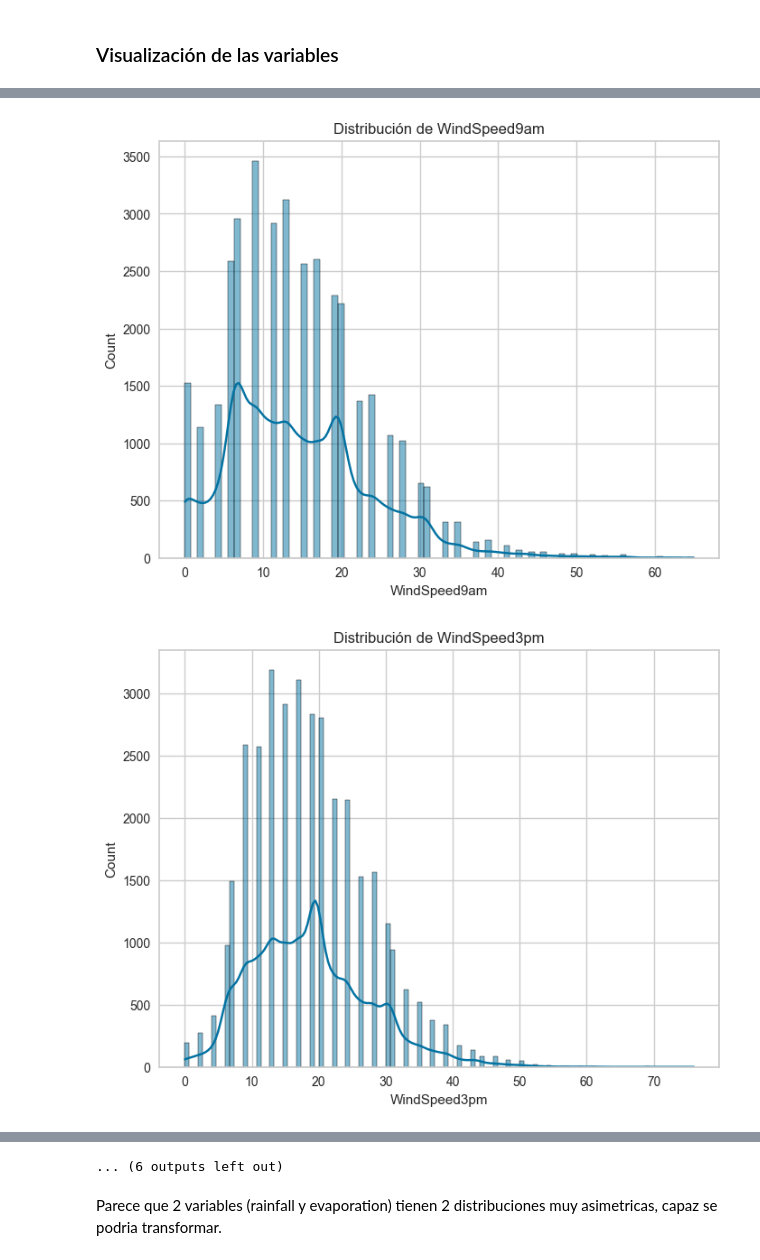
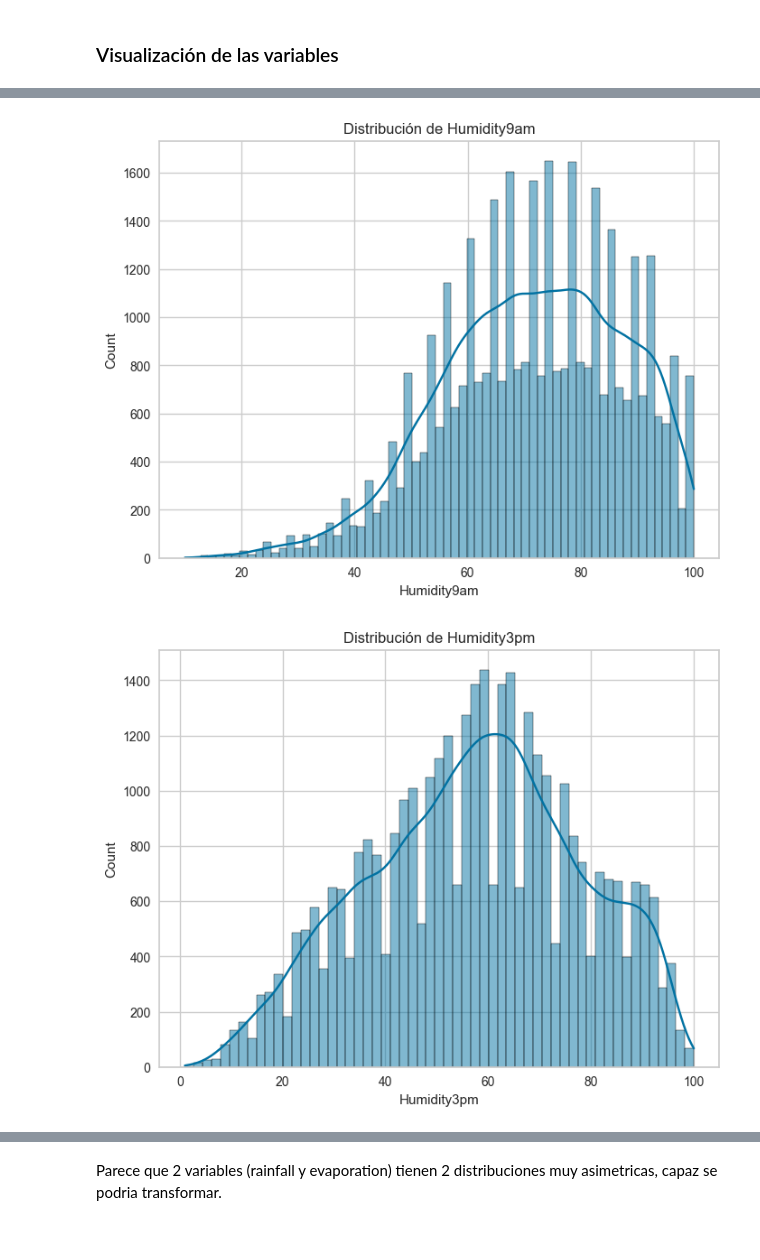
Before and after one commit to iairborgo/AA1-TUIA-Borgo-Nardi-Nardi, a Jupyter notebook: TP-clasificacion-AA1.ipynb, the cells around one changed output, grey strips where cells are left out. Drawn from its saved outputs; the diff is of its cells as text; code cells hidden in the pictures.

```diff
--- a/TP-clasificacion-AA1.ipynb
+++ b/TP-clasificacion-AA1.ipynb
@@ -200,6 +285,5 @@ y = df['RainTomorrow']
 X = df.drop(columns = ['RainTomorrow'])
 
 ros = RandomOverSampler(random_state=0)
-X_resampled, y_resampled = ros.fit_resample(X, y)
 
-X_train, X_test, y_train, y_test = train_test_split(X_resampled, y_resampled, test_size=0.2, random_state=42)
+X_train, X_test, y_train, y_test = train_test_split(X, y, test_size=0.2, random_state=42, stratify = y)
@@ -220,10 +304,2 @@ plt.axhline(y=media - 2.5 * sd, color='g', linestyle='-')
-# %%
-# Creamos nueva variable 'WindGust' si esta dentro de alguna de las categorias
-# que este por arriba de la media va a ser 1 si no 0
-windgust = df.groupby('WindGustDir')['RainTomorrow'].mean()
-
-X_train['WindGust'] = X_train['WindGustDir'].apply(lambda x: 1 if not pd.isnull(x) and windgust.get(x) > y_train.mean() else 0)
-X_test['WindGust'] = X_test['WindGustDir'].apply(lambda x: 1 if not pd.isnull(x) and windgust.get(x) > y_train.mean() else 0)
-
-X_train.drop('WindGustDir', axis=1, inplace=True)
-X_test.drop('WindGustDir', axis=1, inplace=True)
+# %%
+X_train, y_train = ros.fit_resample(X_train, y_train)
@@ -252,9 +344,11 @@ X_test = X_test.drop(['Temp3pm', 'Temp9am', 'Sunshine', 'WindSpeed9am', 'WindSpe
 X_train = X_train.drop(['Temp3pm', 'Temp9am', 'Sunshine', 'WindSpeed9am', 'WindSpeed3pm','WindDir9am', 'WindDir3pm', 'Pressure9am'], axis=1)
 
 X_train_num = X_train.select_dtypes(include=['int64', 'float64'])
+X_train_num = X_train_num.drop(columns = ['sin_week', 'cos_week', 'WindGustDir_cos', 'WindGustDir_sin'])
 X_train_cat = X_train.select_dtypes(include=['object'])
 
 X_test_num = X_test.select_dtypes(include=['int64', 'float64'])
+X_test_num = X_test_num.drop(columns =  ['sin_week', 'cos_week', 'WindGustDir_cos', 'WindGustDir_sin'])
 X_test_cat = X_test.select_dtypes(include=['object'])
 # %%
 # Creamos un heatmap con la correlacion de las variables restantes
@@ -267,9 +361,9 @@ plt.show()
 ### Visualización de las variables
 # %%
 # Visualizamos las distribuciones de estas variables con seaborn
-for col in df_train_num.columns:
+for col in X_train_num.columns:
     plt.figure(figsize=(8, 6))
-    sns.histplot(df_train_num[col], kde=True)
+    sns.histplot(X_train_num[col], kde=True)
     plt.title(f'Distribución de {col}')
     plt.show()
 # %% [output]
@@ -282,2 +376,2 @@ for col in df_train_num.columns:
-[figure, old version]
+[figure, new version]
-[figure, old version]
+[figure, new version]
@@ -288,4 +382,3 @@ for col in df_train_num.columns:
-... (6 outputs left out)
 # %% [markdown]
 Parece que 2 variables (rainfall y evaporation) tienen 2 distribuciones muy asimetricas, capaz se podria transformar.
 # %%
```
Also changed, not shown: parts of 118 cells of this notebook.
